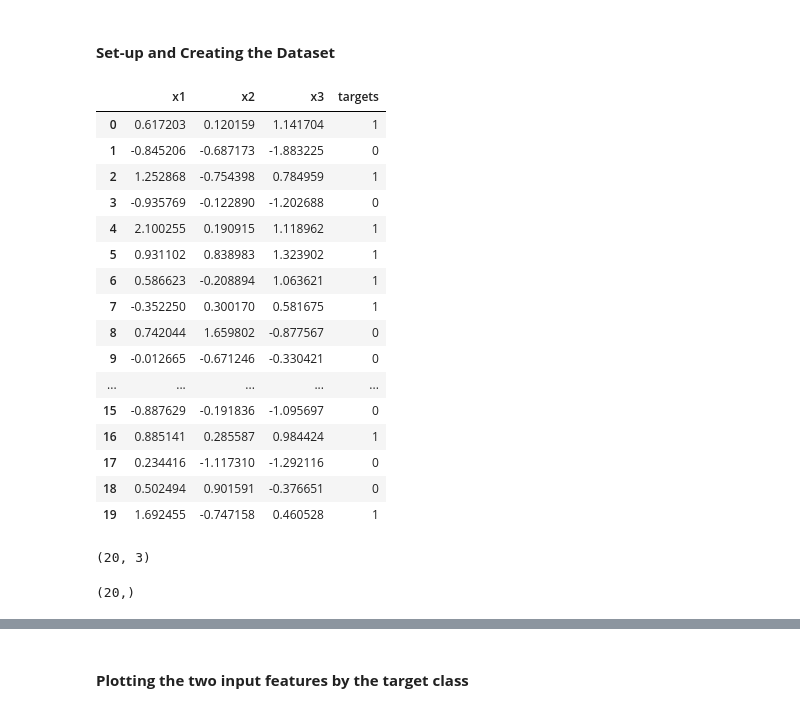
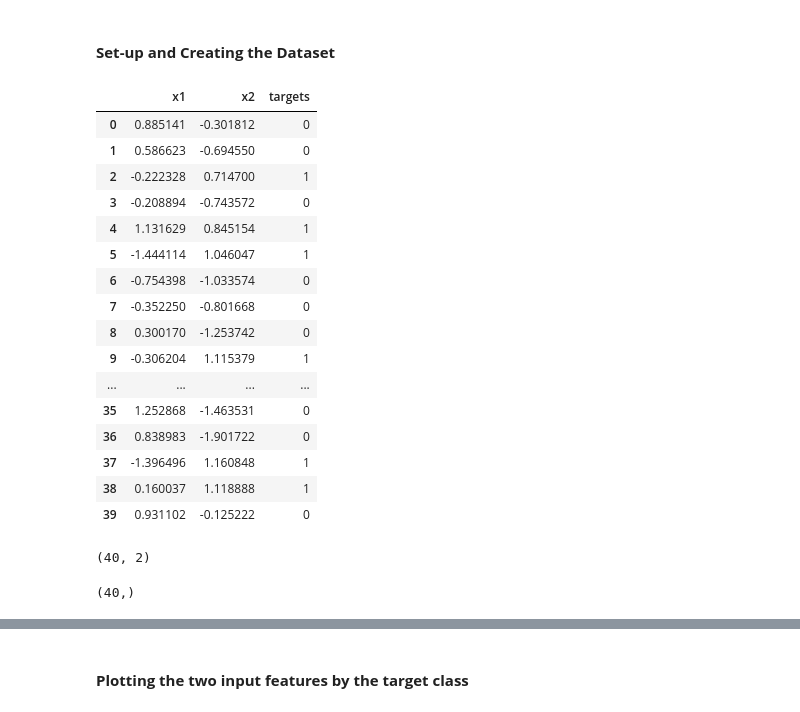
Before and after one commit to Cunyie08/module_4, a Jupyter notebook: Perceptron_DL/perceptron_task.ipynb, the cells around one changed output, grey strips where cells are left out. Cells and saved outputs as stored; diff of their text form; code cells hidden in the pictures.

```diff
--- a/Perceptron_DL/perceptron_task.ipynb
+++ b/Perceptron_DL/perceptron_task.ipynb
@@ -7,43 +7,43 @@ import matplotlib.pyplot as plt
 from sklearn.datasets import make_classification
 # %%
 # creating the dataset
-features, targets = make_classification(n_samples=20, n_features=3, n_clusters_per_class= 1, n_redundant=0, n_informative=1, random_state=1)
+features, targets = make_classification(n_samples=40, n_features=2, n_clusters_per_class= 1, n_redundant=0, n_informative=1, random_state=1)
 # %%
 # Insert the data into dataframe
-df = pd.DataFrame(data=features, columns=['x1', 'x2', 'x3'])
+df = pd.DataFrame(data=features, columns=['x1', 'x2'])
 
 df['targets'] = targets
 
 # Print the table
 df
 # %% [output]
-|  | x1 | x2 | x3 | targets |
-| 0 | 0.617203 | 0.120159 | 1.141704 | 1 |
-| 1 | -0.845206 | -0.687173 | -1.883225 | 0 |
-| 2 | 1.252868 | -0.754398 | 0.784959 | 1 |
-| 3 | -0.935769 | -0.122890 | -1.202688 | 0 |
-| 4 | 2.100255 | 0.190915 | 1.118962 | 1 |
-| 5 | 0.931102 | 0.838983 | 1.323902 | 1 |
-| 6 | 0.586623 | -0.208894 | 1.063621 | 1 |
-| 7 | -0.352250 | 0.300170 | 0.581675 | 1 |
-| 8 | 0.742044 | 1.659802 | -0.877567 | 0 |
-| 9 | -0.012665 | -0.671246 | -0.330421 | 0 |
-| ... | ... | ... | ... | ... |
-| 15 | -0.887629 | -0.191836 | -1.095697 | 0 |
-| 16 | 0.885141 | 0.285587 | 0.984424 | 1 |
-| 17 | 0.234416 | -1.117310 | -1.292116 | 0 |
-| 18 | 0.502494 | 0.901591 | -0.376651 | 0 |
-| 19 | 1.692455 | -0.747158 | 0.460528 | 1 |
+|  | x1 | x2 | targets |
+| 0 | 0.885141 | -0.301812 | 0 |
+| 1 | 0.586623 | -0.694550 | 0 |
+| 2 | -0.222328 | 0.714700 | 1 |
+| 3 | -0.208894 | -0.743572 | 0 |
+| 4 | 1.131629 | 0.845154 | 1 |
+| 5 | -1.444114 | 1.046047 | 1 |
+| 6 | -0.754398 | -1.033574 | 0 |
+| 7 | -0.352250 | -0.801668 | 0 |
+| 8 | 0.300170 | -1.253742 | 0 |
+| 9 | -0.306204 | 1.115379 | 1 |
+| ... | ... | ... | ... |
+| 35 | 1.252868 | -1.463531 | 0 |
+| 36 | 0.838983 | -1.901722 | 0 |
+| 37 | -1.396496 | 1.160848 | 1 |
+| 38 | 0.160037 | 1.118888 | 1 |
+| 39 | 0.931102 | -0.125222 | 0 |
 # %%
 # Check the shape of the features
 features.shape
 # %% [output]
-(20, 3)
+(40, 2)
 # %%
 # Check the shape of the target
 targets.shape
 # %% [output]
-(20,)
+(40,)
 # %%
 # Count the samples of each class
 np.bincount(targets)
```
Also changed, not shown: parts of 15 cells of this notebook, 1 other file.
